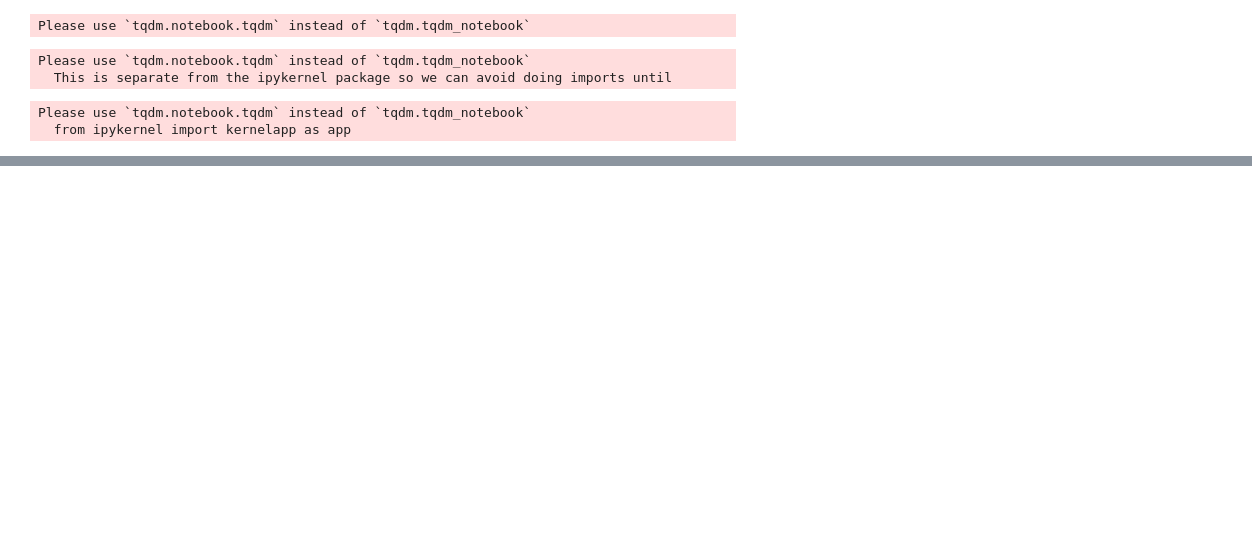
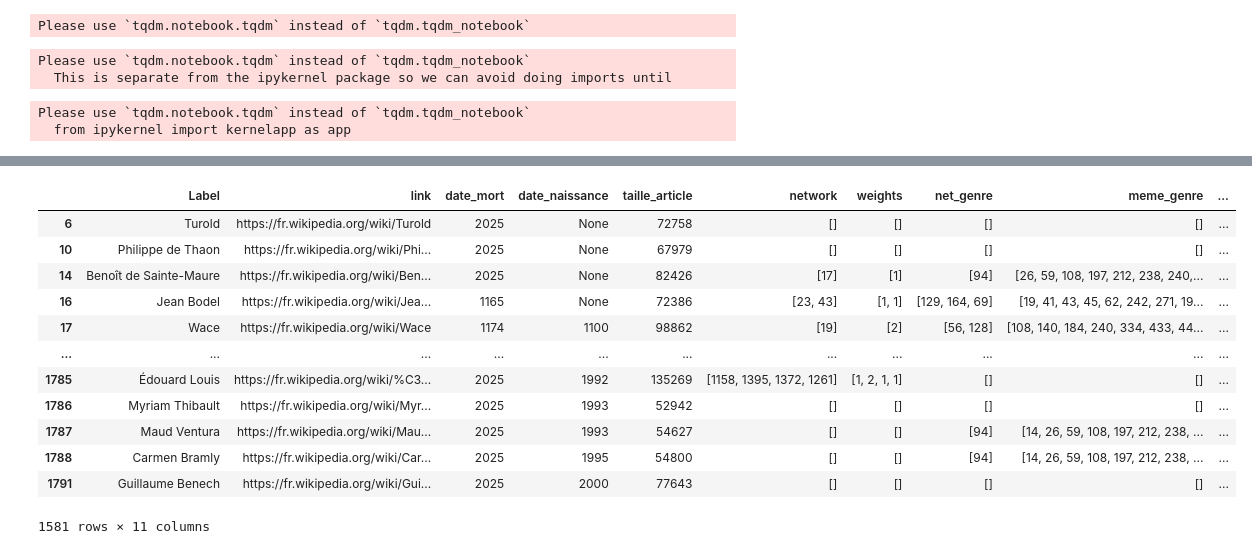
Before and after one commit to ChabiMax/author_network, a Jupyter notebook: Notebook scraping.ipynb, the cells around one changed output, grey strips where cells are left out. Saved outputs shown, nothing was run; the diff lists cells and outputs as text; code cells hidden in the pictures; blank space fills up the shorter version.

```diff
--- a/Notebook scraping.ipynb
+++ b/Notebook scraping.ipynb
@@ -198,6 +185,22 @@ files.download('node_table.csv')
 # %% [output]
 [interactive output not drawn]
 [interactive output not drawn]
+# %%
+node_table
+# %% [output]
+|  | Label | link | date_mort | date_naissance | taille_article | network | weights | net_genre | meme_genre | ... |
+| 6 | Turold | https://fr.wikipedia.org/wiki/Turold | 2025 | None | 72758 | [] | [] | [] | [] | ... |
+| 10 | Philippe de Thaon | https://fr.wikipedia.org/wiki/Phi... | 2025 | None | 67979 | [] | [] | [] | [] | ... |
+| 14 | Benoît de Sainte-Maure | https://fr.wikipedia.org/wiki/Ben... | 2025 | None | 82426 | [17] | [1] | [94] | [26, 59, 108, 197, 212, 238, 240,... | ... |
+| 16 | Jean Bodel | https://fr.wikipedia.org/wiki/Jea... | 1165 | None | 72386 | [23, 43] | [1, 1] | [129, 164, 69] | [19, 41, 43, 45, 62, 242, 271, 19... | ... |
+| 17 | Wace | https://fr.wikipedia.org/wiki/Wace | 1174 | 1100 | 98862 | [19] | [2] | [56, 128] | [108, 140, 184, 240, 334, 433, 44... | ... |
+| ... | ... | ... | ... | ... | ... | ... | ... | ... | ... | ... |
+| 1785 | Édouard Louis | https://fr.wikipedia.org/wiki/%C3... | 2025 | 1992 | 135269 | [1158, 1395, 1372, 1261] | [1, 2, 1, 1] | [] | [] | ... |
+| 1786 | Myriam Thibault | https://fr.wikipedia.org/wiki/Myr... | 2025 | 1993 | 52942 | [] | [] | [] | [] | ... |
+| 1787 | Maud Ventura | https://fr.wikipedia.org/wiki/Mau... | 2025 | 1993 | 54627 | [] | [] | [94] | [14, 26, 59, 108, 197, 212, 238, ... | ... |
+| 1788 | Carmen Bramly | https://fr.wikipedia.org/wiki/Car... | 2025 | 1995 | 54800 | [] | [] | [94] | [14, 26, 59, 108, 197, 212, 238, ... | ... |
+| 1791 | Guillaume Benech | https://fr.wikipedia.org/wiki/Gui... | 2025 | 2000 | 77643 | [] | [] | [] | [] | ... |
+1581 rows × 11 columns
 # %%
 id = 0
 link_table = dict()
```
Also changed, not shown: parts of 4 cells of this notebook.
